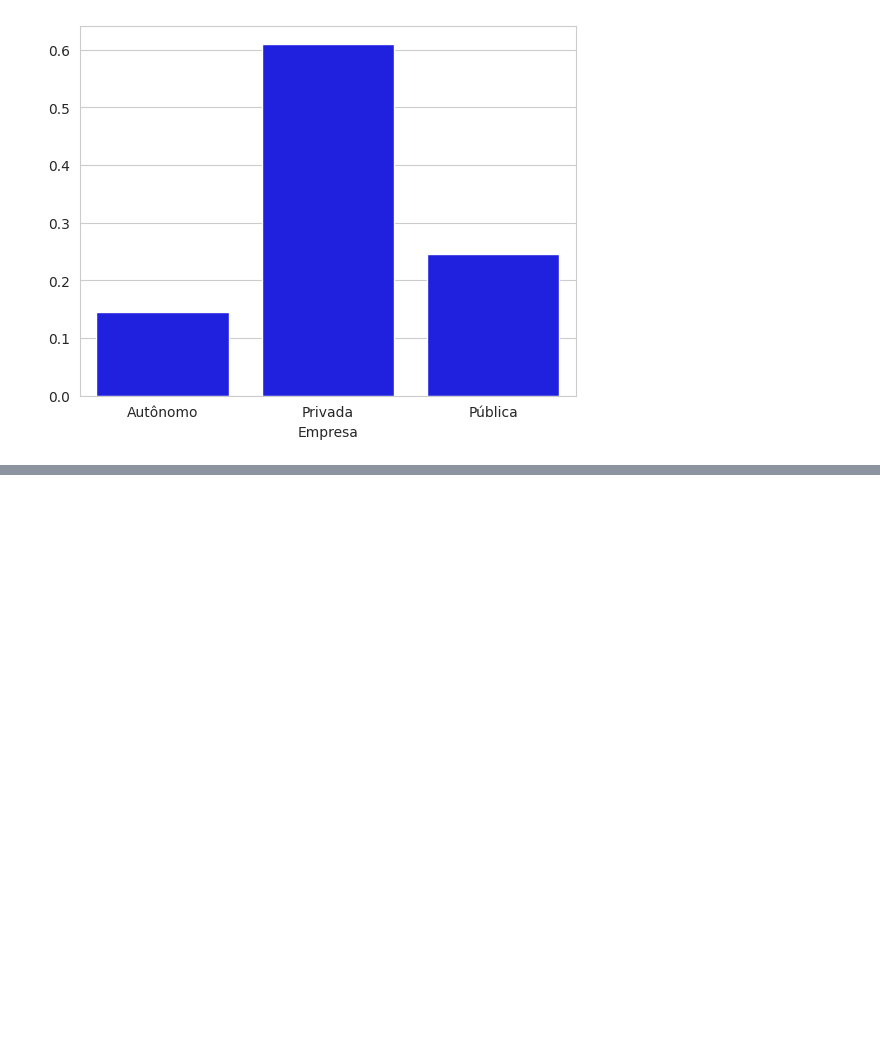
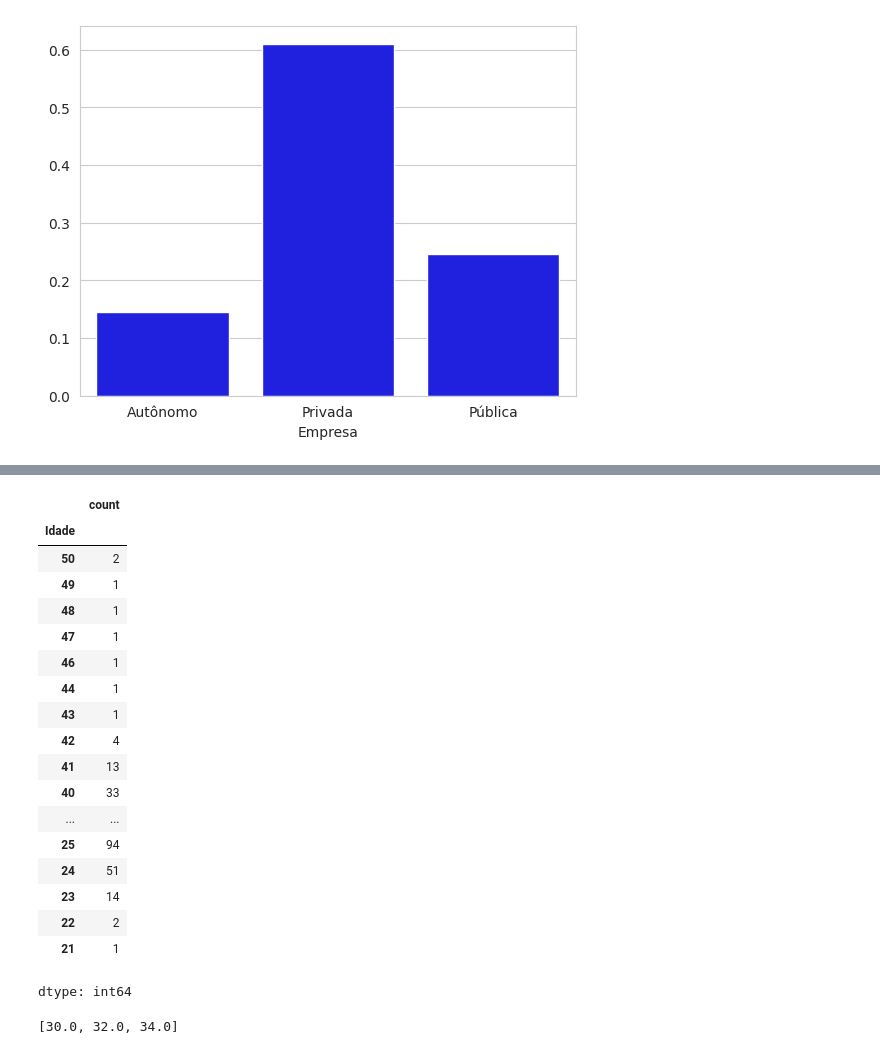
Before and after one commit to David-Castanheira/aula-analise-exploratoria-dados, a Jupyter notebook: aula_analise_exploratoria_dados.ipynb, the cells around one changed output, grey strips where cells are left out. Drawn from its saved outputs; the diff is of its cells as text; code cells hidden in the pictures; blank space fills up the shorter version.

```diff
--- a/aula_analise_exploratoria_dados.ipynb
+++ b/aula_analise_exploratoria_dados.ipynb
@@ -560,0 +782,23 @@ sns.barplot(x = category_counts.index, y = category_counts.values, color = 'red'
+# %%
+# Exibe a quantidade de ocorrências de uma mesma idade, organizada em ordem decrescente
+dados['Idade'].value_counts().sort_index(ascending = False)
+# %% [output]
+|  | count |
+| Idade |  |
+| 50 | 2 |
+| 49 | 1 |
+| 48 | 1 |
+| 47 | 1 |
+| 46 | 1 |
+| 44 | 1 |
+| 43 | 1 |
+| 42 | 4 |
+| 41 | 13 |
+| 40 | 33 |
+| ... | ... |
+| 25 | 94 |
+| 24 | 51 |
+| 23 | 14 |
+| 22 | 2 |
+| 21 | 1 |
+dtype: int64
@@ -560,0 +812,4 @@ sns.barplot(x = category_counts.index, y = category_counts.values, color = 'red'
+# %%
+quartil(dados['Idade'])
+# %% [output]
+[30.0, 32.0, 34.0]
```
Also changed, not shown: parts of 25 cells of this notebook.
